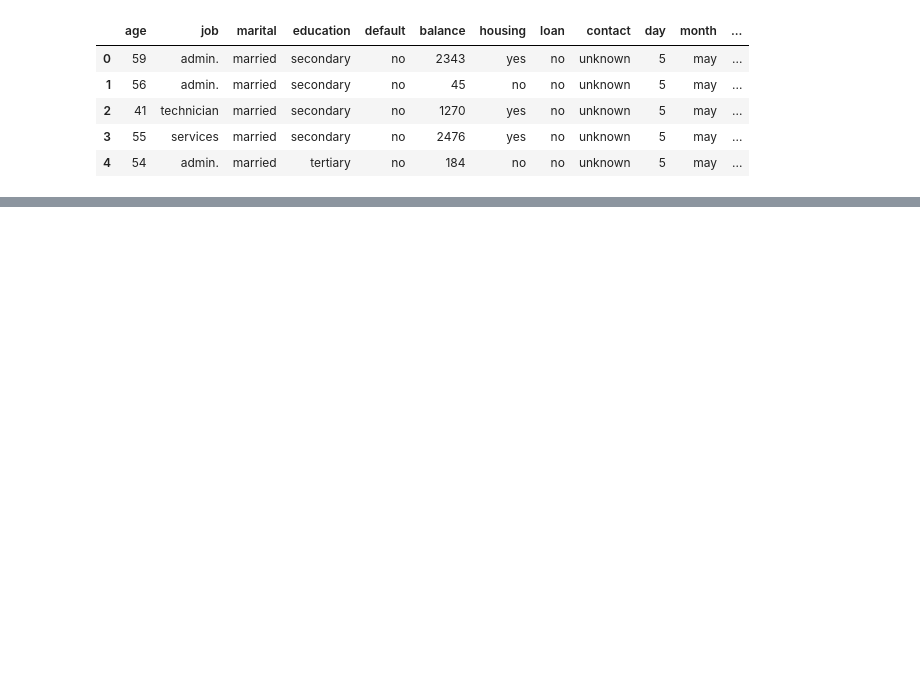
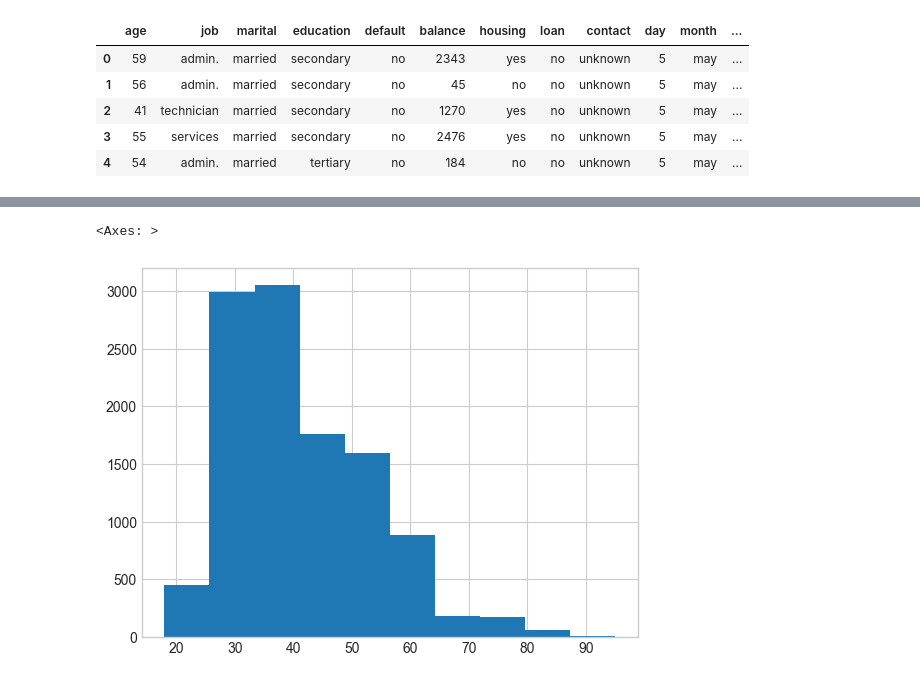
Before and after one commit to simone99n/aiapp, a Jupyter notebook: bank1_geno.ipynb, the cells around one changed output, grey strips where cells are left out. Saved outputs shown, nothing was run; the diff lists cells and outputs as text; code cells hidden in the pictures; blank space fills up the shorter version.

```diff
--- a/bank1_geno.ipynb
+++ b/bank1_geno.ipynb
@@ -15,0 +37,5 @@ bank.head()
+# %%
+bank['age'].hist()
+# %% [output]
+<Axes: >
+[figure, added]
```
Also changed, not shown: parts of 3 cells of this notebook.
